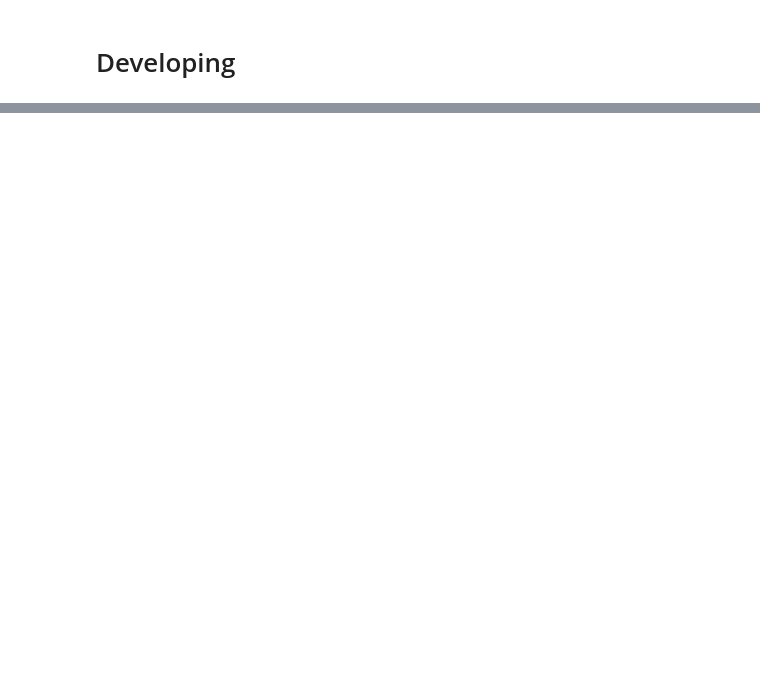
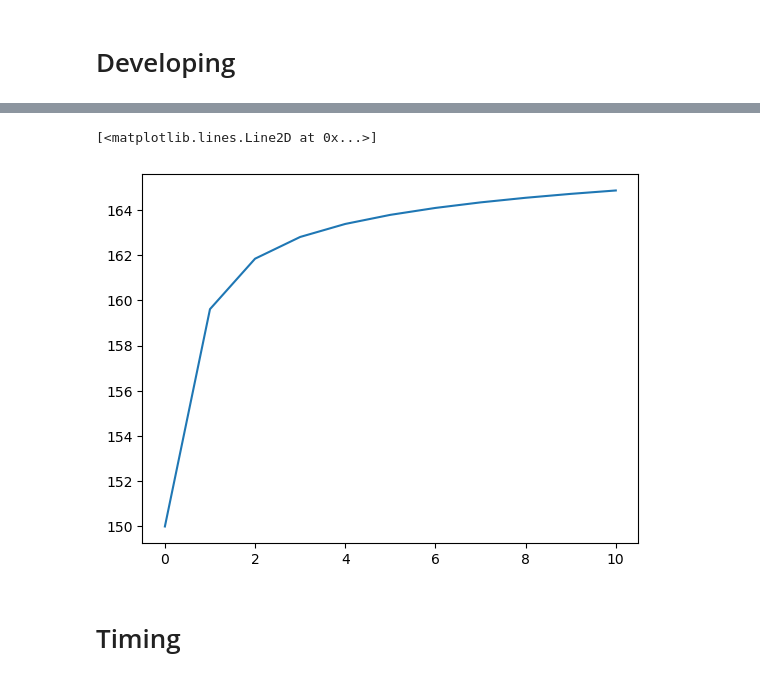
Before and after one commit to tuda-geo/resmda, a Jupyter notebook: notebooks/dev-res-sim.ipynb, the cells around one changed output, grey strips where cells are left out. Saved outputs shown, nothing was run; the diff lists cells and outputs as text; code cells hidden in the pictures; blank space fills up the shorter version.

```diff
--- a/notebooks/dev-res-sim.ipynb
+++ b/notebooks/dev-res-sim.ipynb
@@ -23 +38,8 @@ True
+# %%
+plt.plot(ph[:, 0, 0])
+# %% [output]
+[<matplotlib.lines.Line2D at 0x...>]
+[figure, added]
+# %% [markdown]
+# Timing
 # %%
```
Also changed, not shown: parts of 8 cells of this notebook, 4 other files.
